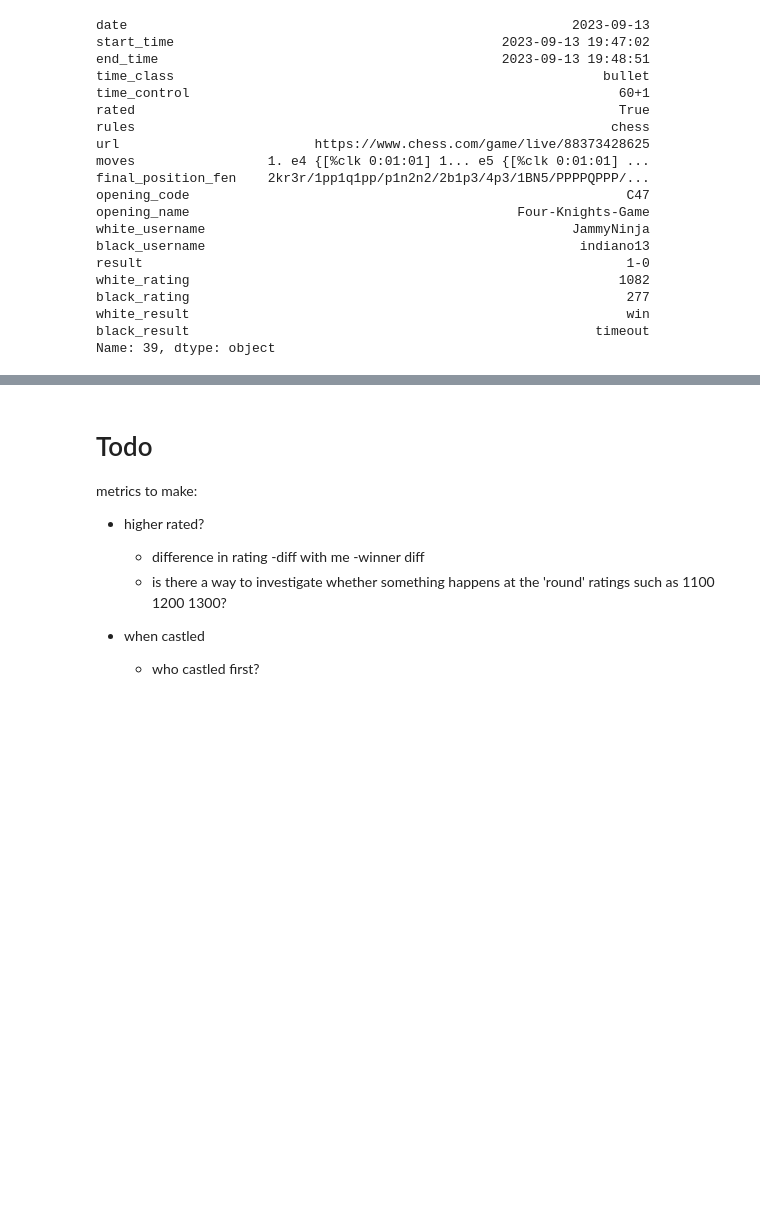
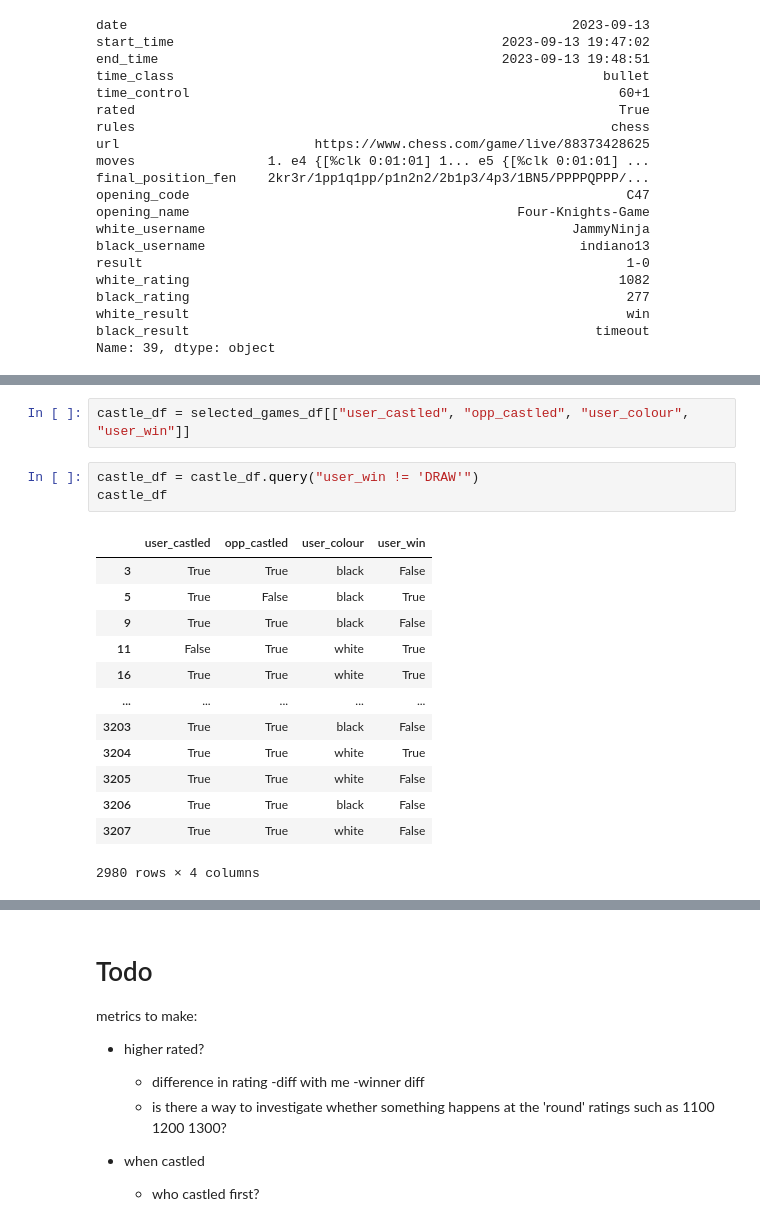
Before and after one commit to JammyNinja/Chess_analysis, a Jupyter notebook: EDA2_explore.ipynb, the cells around one changed output, grey strips where cells are left out. Drawn from its saved outputs; the diff is of its cells as text; blank space fills up the shorter version.

```diff
--- a/EDA2_explore.ipynb
+++ b/EDA2_explore.ipynb
@@ -285,0 +411,19 @@ Excluded 104 rows due to constraints
+# %%
+castle_df = selected_games_df[["user_castled", "opp_castled", "user_colour", "user_win"]]
+# %%
+castle_df = castle_df.query("user_win != 'DRAW'")
+castle_df
+# %% [output]
+|  | user_castled | opp_castled | user_colour | user_win |
+| 3 | True | True | black | False |
+| 5 | True | False | black | True |
+| 9 | True | True | black | False |
+| 11 | False | True | white | True |
+| 16 | True | True | white | True |
+| ... | ... | ... | ... | ... |
+| 3203 | True | True | black | False |
+| 3204 | True | True | white | True |
+| 3205 | True | True | white | False |
+| 3206 | True | True | black | False |
+| 3207 | True | True | white | False |
+2980 rows × 4 columns
```
Also changed, not shown: parts of 16 cells of this notebook.
